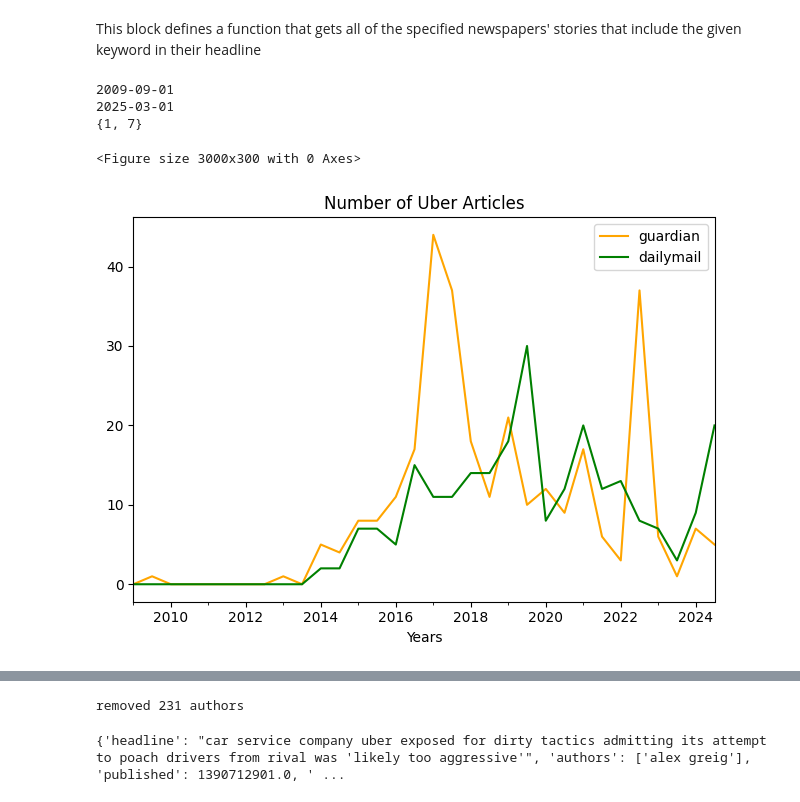
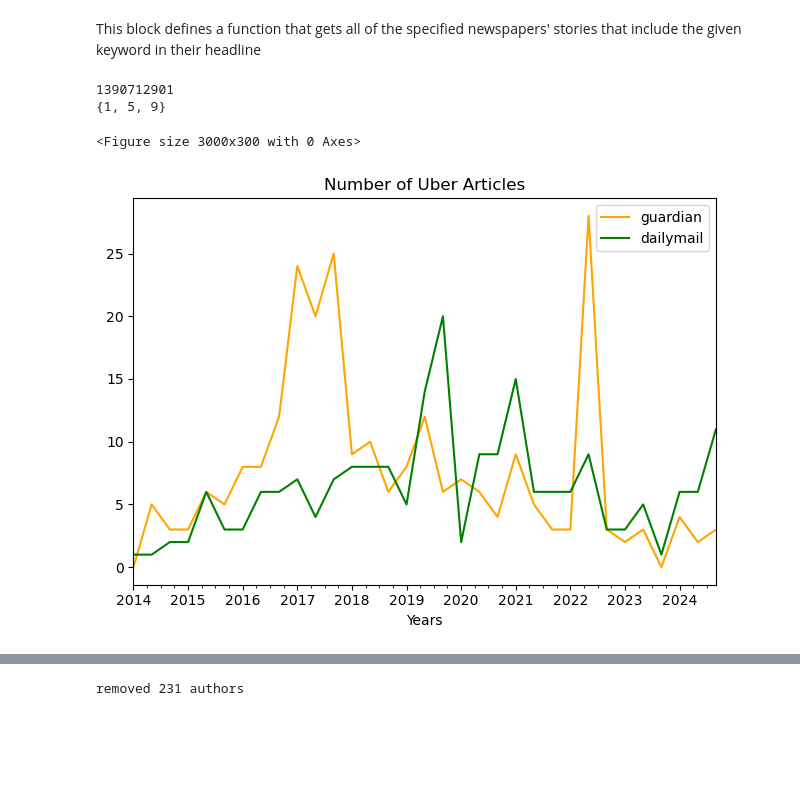
Before and after one commit to dmh21za/compmeth, a Jupyter notebook: summative.ipynb, the cells around one changed output, grey strips where cells are left out. Drawn from its saved outputs; the diff is of its cells as text; code cells hidden in the pictures; blank space fills up the shorter version.

```diff
--- a/summative.ipynb
+++ b/summative.ipynb
@@ -362,7 +362,7 @@ with open('./data/merged.json', 'w') as f:
 # 1. get the data
 obj_old = {}
 obj = []
-with open('./data/merged.json', encoding='utf-8') as f:
+with open('./data/merged_v3.json', encoding='utf-8') as f:
     obj_old = json.load(f)
 
 
@@ -395,15 +395,16 @@ df_grouped.head(50)"""
 
 #df_grouped.plot('monthpub', 'count')
 df = pd.DataFrame.from_records(obj).sort_values('published')
-# Get first and last timestamps
-first, last = (df.iloc[0]['published']), (df.iloc[-1]['published'])
-first, last = datetime.fromtimestamp(first).strftime('%Y-%m-01'), datetime.fromtimestamp(last).strftime('%Y-%m-01')
+# Get first timestamps
+first = (df.iloc[0]['published'])
+print(first)
+first = datetime.fromtimestamp(first)
 
-print(first)
-print(last)
-all_years = [y for y in range(2009, 2025 + 1)]
-all_months = [str(y) + "-" + ("0" if m < 10 else "") + str(m) + "-01" for m in range(1,13) for y in range(2009, 2025 + 1)]
+# ignore 2025
+all_years = [y for y in range(int(first.year), 2024 + 1)]
+all_months = [str(y) + "-" + ("0" if m < 10 else "") + str(m) + "-01" for m in range(1,13) for y in range(first.year, 2025 + 1)]
 
+# df2 is used only for the time plot
 
 df2dict = {
     m : {
@@ -417,7 +418,7 @@ df2 = pd.DataFrame.from_records(df2dict).transpose()
 # month function for rounding to quarters, half years
 # resolution 12 means EVERY MONTH, 2 means HALF YEARS etc.
 # e.g., 4 -> 1, 4, 7, 10
-resolution = 2
+resolution = 3
 def month_function(m):
     return round(((m - 1)//(12/resolution)) * (12/resolution) + 1)
 
@@ -435,37 +436,36 @@ for index, row in df.iterrows():
     month = month.strftime('%Y-' + ("0" if m < 10 else "") + str(m) + '-01')
     paper = row['paper']
     #month = "2025-01-01"
     # update df2 accordingly
     df2.loc[month, paper] += 1
 
 #df2.loc[(df2['paper'] == 'guardian') & (df2['month'] == "2025-01-01"), 'count'] = 24
 
 # convert index to datetime
 df2.index = pd.to_datetime(df2.index)
 
 
 # drop months that haven't happened
 # let's ignore 2025 because it hasn't been a full years
 df2= df2[(df2.index.year != 2025)]
 
 #this step is for accounting for month resolution
 df2 = df2[df2.index.month.isin(possible_months)]
 
 plt.figure(figsize=(20, 2), dpi=150)
 df2.plot(label="Paper", color=['orange', 'green'])
 
 plt.title('Number of Uber Articles')
 plt.xlabel('Years')
 # adding legend.
 plt.legend()
 plt.tight_layout()
 plt.show()
 # %% [output]
-2009-09-01
-2025-03-01
-{1, 7}
+1390712901
+{1, 5, 9}
 <Figure size 3000x300 with 0 Axes>
-[figure, old version]
+[figure, new version]
 # %%
 # Remove duplicates in the dataset
 loc = "./merged.json"
@@ -554,11 +554,3 @@ with open('./data/dupe_authors.json', 'w') as f:
   json.dump(new_obj, f)
 # %% [output]
 removed 231 authors
-# %%
-# retrieve body for the failed dailymail article
-import requests
-a = read_dailymail_article("https://www.dailymail.co.uk/news/article-2546104/Uber-exposed-dirty-tactics-admitting-attempt-poach-drivers-rival-likely-aggressive.html")
-
-print(a)
-# %% [output]
-{'headline': "car service company uber exposed for dirty tactics admitting its attempt to poach drivers from rival was 'likely too aggressive'", 'authors': ['alex greig'], 'published': 1390712901.0, ' ...
```
